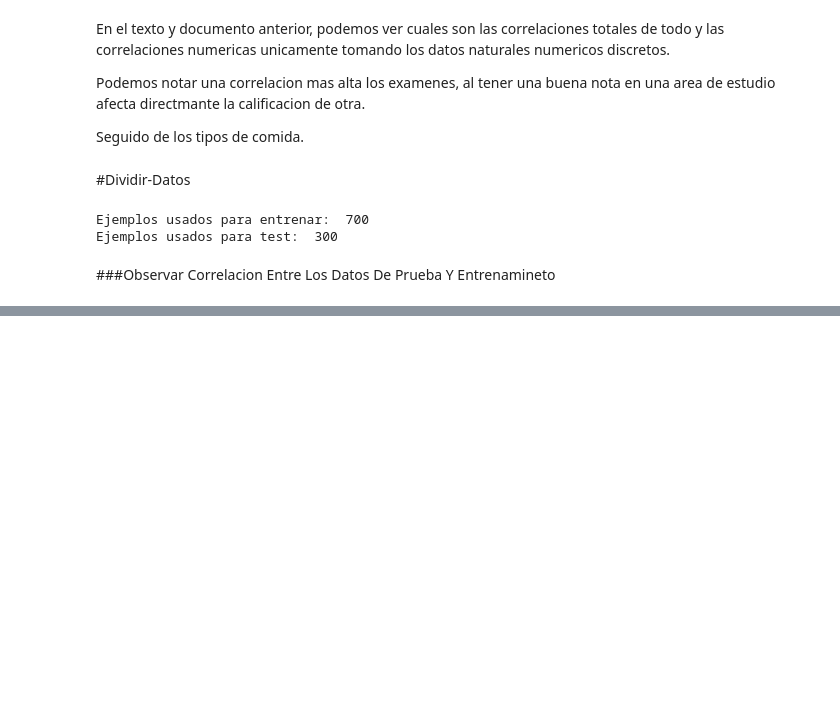
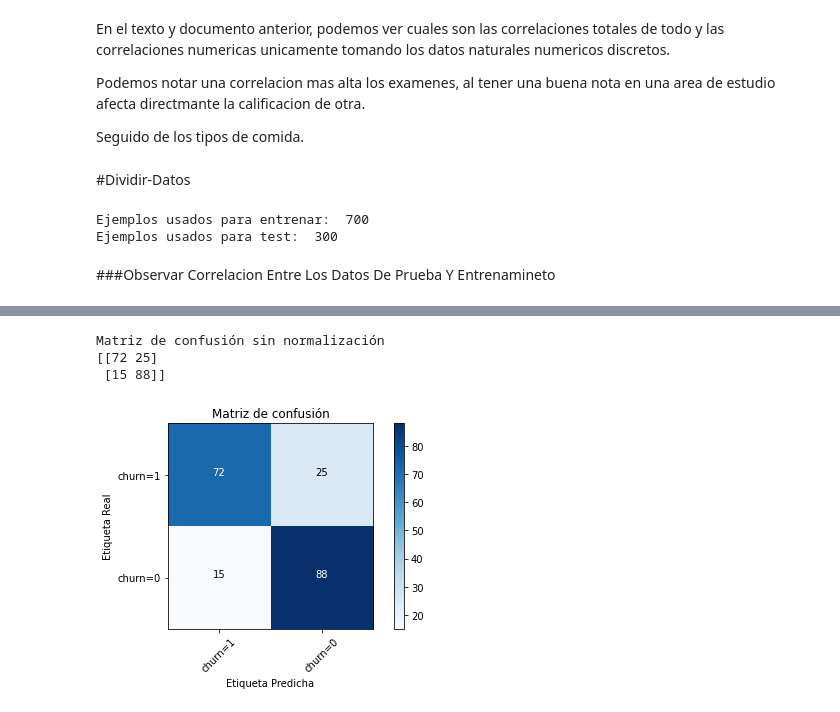
Before and after one commit to vale314/machine-learning-course-CUCEI-00, a Jupyter notebook: Project.ipynb, the cells around one changed output, grey strips where cells are left out. Cells and saved outputs as stored; diff of their text form; code cells hidden in the pictures; blank space fills up the shorter version.

```diff
--- a/Project.ipynb
+++ b/Project.ipynb
@@ -439,0 +473,3 @@ writing score                                                -0.087609  ...
+# %%
+X = preprocessing.StandardScaler().fit(X).transform(X)
+X[0:5]
@@ -439,0 +482,8 @@ writing score                                                -0.087609  ...
+# %%
+from sklearn.model_selection import train_test_split
+
+X_train, X_test, y_train, y_test = train_test_split( X, y, test_size=0.2, random_state=4)
+
+print ('Train set:', X_train.shape,  y_train.shape)
+
+print ('Test set:', X_test.shape,  y_test.shape)
@@ -439,0 +493,8 @@ writing score                                                -0.087609  ...
+# %%
+from sklearn.linear_model import LogisticRegression
+
+from sklearn.metrics import confusion_matrix
+
+LR = LogisticRegression(C=0.01, solver='liblinear').fit(X_train,y_train)
+
+LR
@@ -439,0 +507,4 @@ writing score                                                -0.087609  ...
+# %%
+yhat = LR.predict(X_test)
+
+yhat
@@ -439,0 +580,14 @@ writing score                                                -0.087609  ...
+# %%
+#Calcular la matriz de confusión
+
+cnf_matrix = confusion_matrix(y_test, yhat, labels=[1,0])
+
+np.set_printoptions(precision=2)
+plt.figure()
+
+plot_confusion_matrix(cnf_matrix, classes=['churn=1','churn=0'],normalize= False, title='Matriz de confusión')
+# %% [output]
+Matriz de confusión sin normalización
+[[72 25]
+ [15 88]]
+[figure, added]
```
Also changed, not shown: parts of 16 cells of this notebook.
